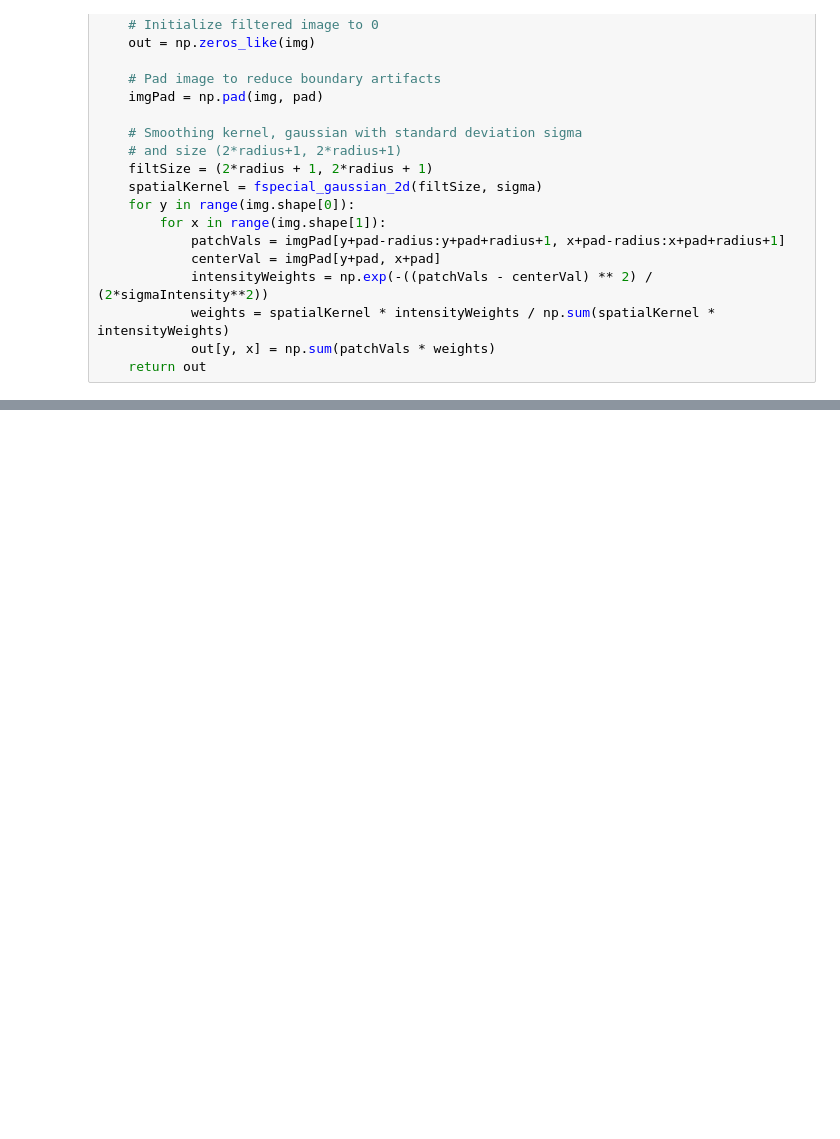
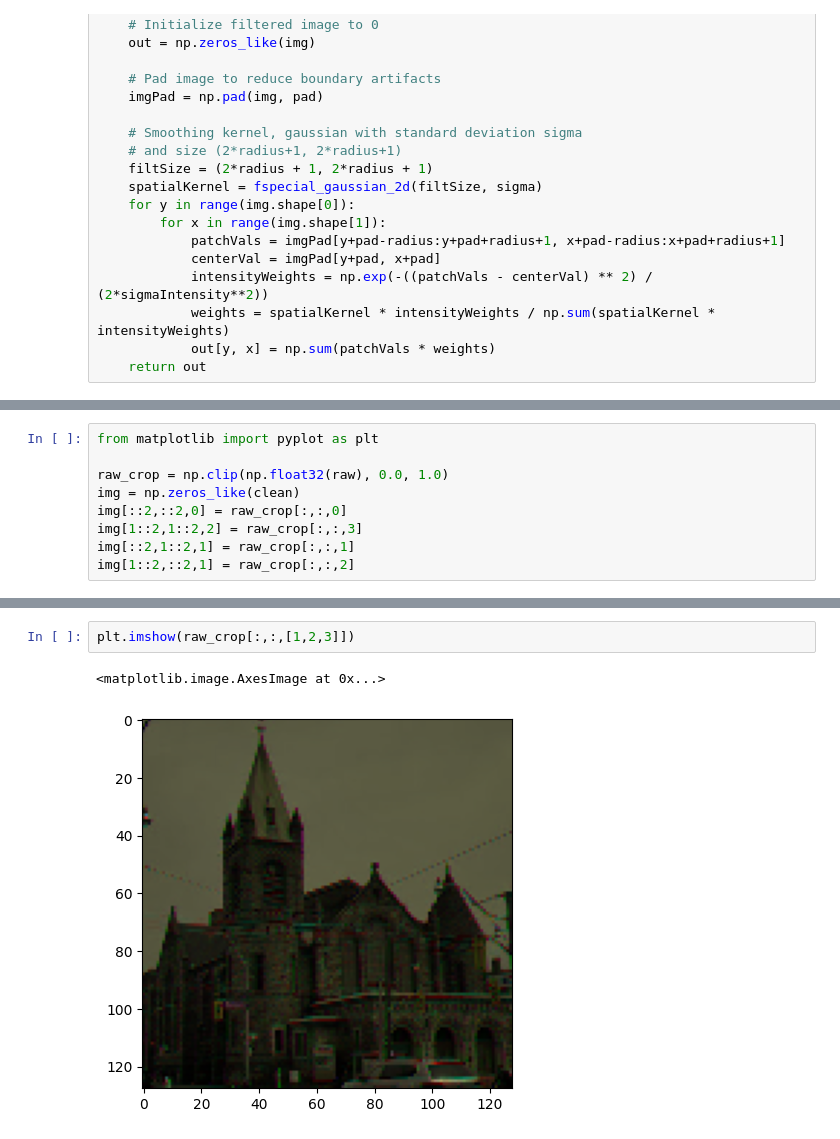
Before and after one commit to XGsombra/DDPM-Denoise, a Jupyter notebook: Untitled.ipynb, the cells around one changed output, grey strips where cells are left out. Cells and saved outputs as stored; diff of their text form; blank space fills up the shorter version.

```diff
--- a/Untitled.ipynb
+++ b/Untitled.ipynb
@@ -96,0 +349,9 @@ Note: you may need to restart the kernel to use updated packages.
+# %%
+from matplotlib import pyplot as plt
+
+raw_crop = np.clip(np.float32(raw), 0.0, 1.0)
+img = np.zeros_like(clean)
+img[::2,::2,0] = raw_crop[:,:,0]
+img[1::2,1::2,2] = raw_crop[:,:,3]
+img[::2,1::2,1] = raw_crop[:,:,1]
+img[1::2,::2,1] = raw_crop[:,:,2]
@@ -96,0 +363,5 @@ Note: you may need to restart the kernel to use updated packages.
+# %%
+plt.imshow(raw_crop[:,:,[1,2,3]])
+# %% [output]
+<matplotlib.image.AxesImage at 0x...>
+[figure, added]
```
Also changed, not shown: parts of 7 cells of this notebook, 40 other files.
